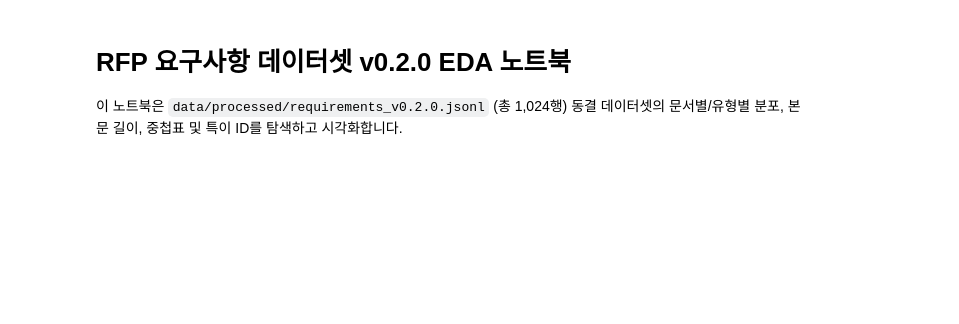
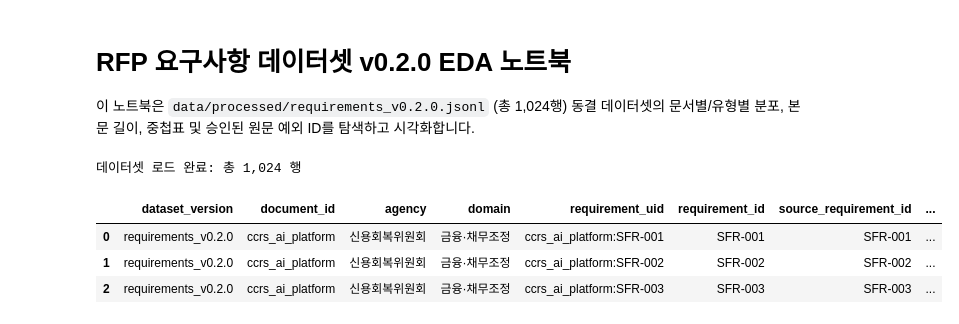
Before and after one commit to Yiji-1015/rfp-risk-ft, a Jupyter notebook: notebooks/eda_v0.2.0.ipynb, the cells around one changed output. Drawn from its saved outputs; the diff is of its cells as text; code cells hidden in the pictures; blank space fills up the shorter version.

```diff
--- a/notebooks/eda_v0.2.0.ipynb
+++ b/notebooks/eda_v0.2.0.ipynb
@@ -1,26 +1,60 @@
 # %% [markdown]
 # RFP 요구사항 데이터셋 v0.2.0 EDA 노트북
 
-이 노트북은 `data/processed/requirements_v0.2.0.jsonl` (총 1,024행) 동결 데이터셋의 문서별/유형별 분포, 본문 길이, 중첩표 및 특이 ID를 탐색하고 시각화합니다.
+이 노트북은 `data/processed/requirements_v0.2.0.jsonl` (총 1,024행) 동결 데이터셋의 문서별/유형별 분포, 본문 길이, 중첩표 및 승인된 원문 예외 ID를 탐색하고 시각화합니다.
 # %%
 import os
 import json
 import pandas as pd
 import matplotlib.pyplot as plt
 import seaborn as sns
 from pathlib import Path
 
 # 한글 폰트 설정 (Windows/Linux/Mac 공통 지원 시도)
 plt.rcParams['font.family'] = 'Malgun Gothic' if os.name == 'nt' else 'AppleGothic'
 plt.rcParams['axes.unicode_minus'] = False
 
 dataset_path = Path('../data/processed/requirements_v0.2.0.jsonl')
 if not dataset_path.exists():
     dataset_path = Path('data/processed/requirements_v0.2.0.jsonl')
 
 df = pd.read_json(dataset_path, lines=True)
+
+def normalize_req_type(raw_type):
+    if not raw_type or raw_type == 'None' or str(raw_type) == 'nan':
+        return '미지정 (None)'
+    t = str(raw_type).strip()
+    if any(k in t for k in ['기능', 'SFR', 'AI 활용 업무', 'AI 기반 솔루션', '그룹웨어', '서비스']):
+        return '기능 요구사항'
+    if '성능' in t or 'PER' in t:
+        return '성능 요구사항'
+    if '보안' in t or 'SER' in t:
+        return '보안 요구사항'
+    if '데이터' in t or 'DAR' in t or 'ECM' in t:
+        return '데이터 요구사항'
+    if '품질' in t or 'QUR' in t:
+        return '품질 요구사항'
+    if '인터페이스' in t or 'INR' in t:
+        return '인터페이스 요구사항'
+    if '제약' in t or 'COR' in t:
+        return '제약사항'
+    if '테스트' in t or 'TER' in t:
+        return '테스트 요구사항'
+    if any(k in t for k in ['장비', '인프라', '시스템', 'AI 플랫폼 및 인프라']):
+        return '인프라·장비 요구사항'
+    if any(k in t for k in ['프로젝트', 'PMR', 'PSR', '컨설팅', 'CNR', 'CUR', '거버넌스', '안전']):
+        return '프로젝트 관리·지원 요구사항'
+    return '기타'
+
+df['normalized_type'] = df['requirement_type'].apply(normalize_req_type)
 print(f"데이터셋 로드 완료: 총 {len(df):,} 행")
 df.head(3)
+# %% [output]
+데이터셋 로드 완료: 총 1,024 행
+|  | dataset_version | document_id | agency | domain | requirement_uid | requirement_id | source_requirement_id | ... |
+| 0 | requirements_v0.2.0 | ccrs_ai_platform | 신용회복위원회 | 금융·채무조정 | ccrs_ai_platform:SFR-001 | SFR-001 | SFR-001 | ... |
+| 1 | requirements_v0.2.0 | ccrs_ai_platform | 신용회복위원회 | 금융·채무조정 | ccrs_ai_platform:SFR-002 | SFR-002 | SFR-002 | ... |
+| 2 | requirements_v0.2.0 | ccrs_ai_platform | 신용회복위원회 | 금융·채무조정 | ccrs_ai_platform:SFR-003 | SFR-003 | SFR-003 | ... |
 # %%
 # 1. 문서별 요구사항 개수 집계
 doc_counts = df['document_id'].value_counts().reset_index()
```
Also changed, not shown: parts of 5 cells of this notebook, 17 other files.
